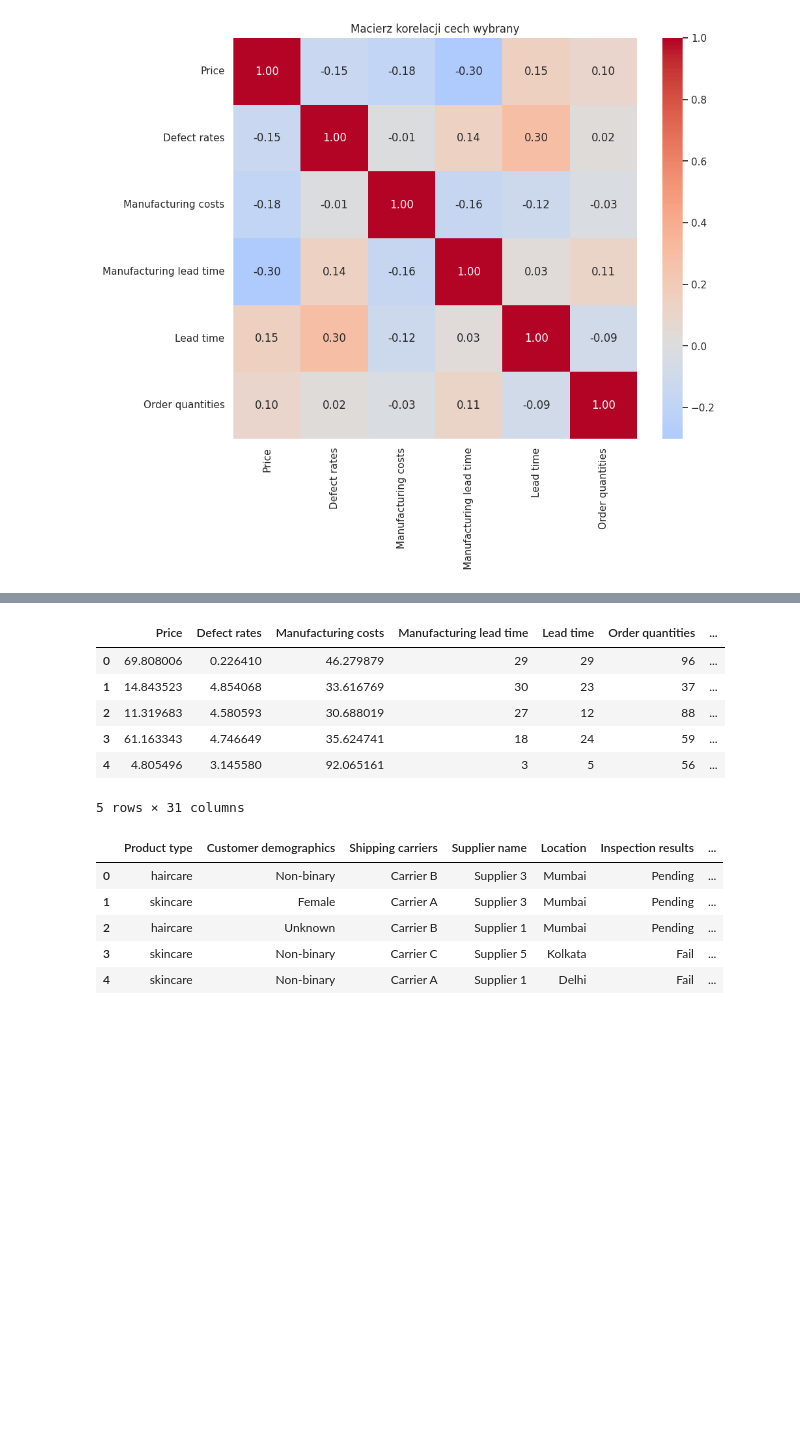
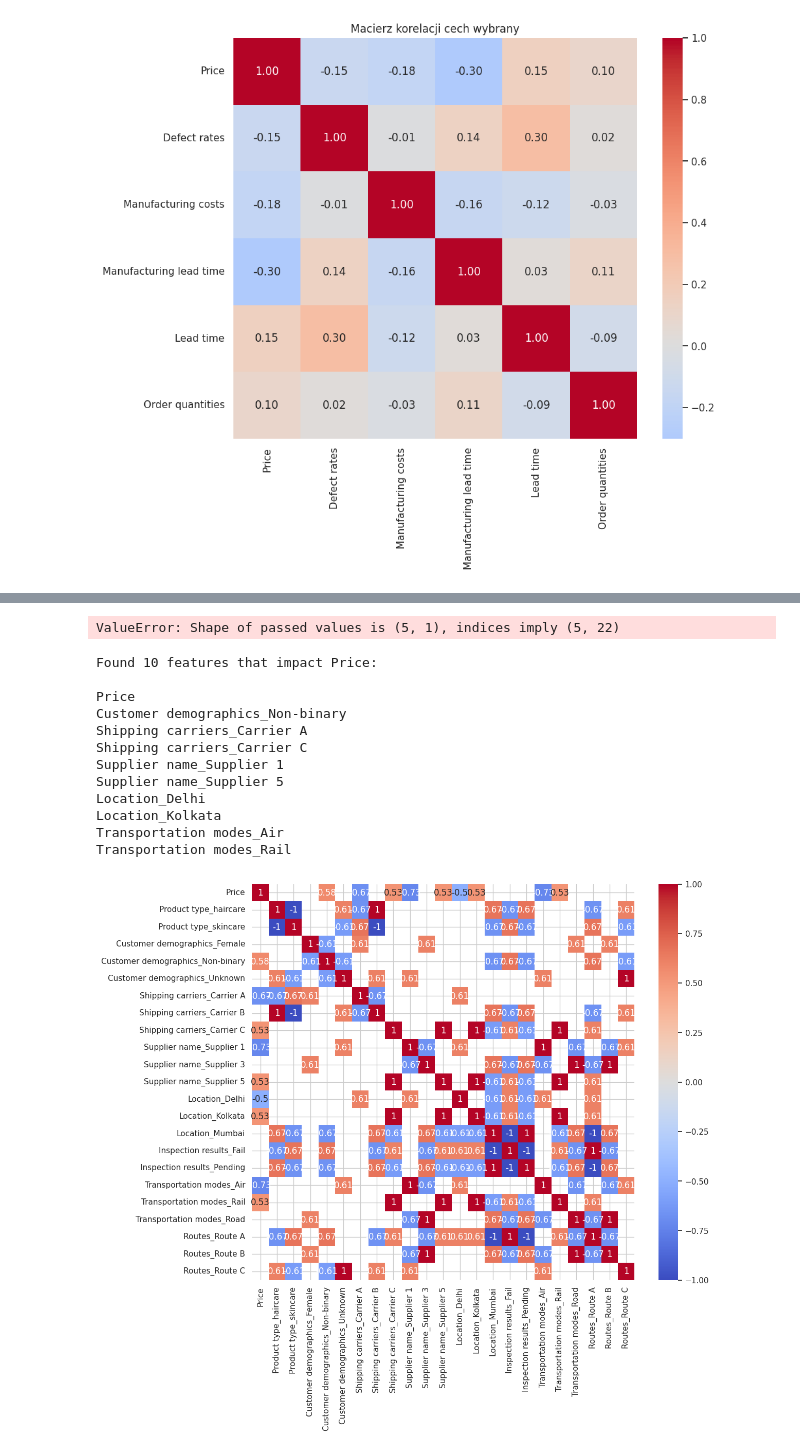
Before and after one commit to Wikar235/knime_forecast, a Jupyter notebook: notebooks/analysis.ipynb, the cells around one changed output, grey strips where cells are left out. Cells and saved outputs as stored; diff of their text form; code cells hidden in the pictures; blank space fills up the shorter version.

Commit message:
creating modeling dataframe, model selection

```diff
--- a/notebooks/analysis.ipynb
+++ b/notebooks/analysis.ipynb
@@ -80,9 +80,9 @@ plt.show()
 # %% [output]
 [figure]
 # %%
-df_test = df[['Price', 'Defect rates', 'Manufacturing costs', 'Manufacturing lead time', 'Lead time', 'Order quantities']]
+df_price_feature = df[['Price', 'Defect rates', 'Manufacturing costs', 'Manufacturing lead time', 'Lead time', 'Order quantities']]
 
-corr_matrix = df_test.corr(numeric_only=True)
+corr_matrix = df_price_feature.corr(numeric_only=True)
 
 plt.figure(figsize=(10, 8))
 sns.heatmap(corr_matrix, annot=True, fmt=".2f", cmap='coolwarm', center=0)
@@ -139,5 +113,0 @@ cat_column_names
-# %%
-x_encoded = x_encoded.toarray()
-
-one_hot_features = pd.DataFrame(x_encoded, columns=cat_column_names)
-one_hot_features.head()
@@ -152,22 +113,0 @@ one_hot_features.head()
-# %%
-# Uncomment to run after kernel restart <====================
-
-df_test = df_test.join(one_hot_features)
-df_test.head()
-# %% [output]
-|  | Price | Defect rates | Manufacturing costs | Manufacturing lead time | Lead time | Order quantities | ... |
-| 0 | 69.808006 | 0.226410 | 46.279879 | 29 | 29 | 96 | ... |
-| 1 | 14.843523 | 4.854068 | 33.616769 | 30 | 23 | 37 | ... |
-| 2 | 11.319683 | 4.580593 | 30.688019 | 27 | 12 | 88 | ... |
-| 3 | 61.163343 | 4.746649 | 35.624741 | 18 | 24 | 59 | ... |
-| 4 | 4.805496 | 3.145580 | 92.065161 | 3 | 5 | 56 | ... |
-5 rows × 31 columns
-# %%
-categorical_columns
-# %% [output]
-|  | Product type | Customer demographics | Shipping carriers | Supplier name | Location | Inspection results | ... |
-| 0 | haircare | Non-binary | Carrier B | Supplier 3 | Mumbai | Pending | ... |
-| 1 | skincare | Female | Carrier A | Supplier 3 | Mumbai | Pending | ... |
-| 2 | haircare | Unknown | Carrier B | Supplier 1 | Mumbai | Pending | ... |
-| 3 | skincare | Non-binary | Carrier C | Supplier 5 | Kolkata | Fail | ... |
-| 4 | skincare | Non-binary | Carrier A | Supplier 1 | Delhi | Fail | ... |
@@ -180,0 +114,47 @@ X_encoded
+# %%
+one_hot_features = pd.DataFrame(x_encoded, columns=cat_column_names)
+print(one_hot_features.shape)
+print(one_hot_features)
+ohe_df = pd.concat([df_price_feature, one_hot_features], axis=1)
+ohe_df.head()
+# %% [output]
+ValueError: Shape of passed values is (5, 1), indices imply (5, 22)
+# %%
+corr_matrix = ohe_df.corr(numeric_only=True)
+
+# Filter for correlations above 0.5 or below -0.5
+high_corr = corr_matrix[(corr_matrix > 0.5) | (corr_matrix < -0.5)]
+
+plt.figure(figsize=(12, 10))
+sns.heatmap(high_corr, annot=True, cmap='coolwarm')
+
+# 1. Get the correlation of everything relative to 'Price'
+price_correlations = ohe_df.corr(numeric_only=True)['Price']
+
+# 2. Filter for those above 0.5 or below -0.5
+# We use .abs() to catch both red (positive) and blue (negative) squares
+logic_mask = price_correlations.abs() > 0.5
+
+# 3. Create your variable with the column names
+correlated_features = price_correlations[logic_mask].index.tolist()
+
+# 4. (Optional) Create a new DataFrame with just these important columns
+df_filtered = ohe_df[correlated_features]
+
+print(f"Found {len(correlated_features)} features that impact Price:\n")
+for feature in correlated_features:
+    print(feature)
+# %% [output]
+Found 10 features that impact Price:
+
+Price
+Customer demographics_Non-binary
+Shipping carriers_Carrier A
+Shipping carriers_Carrier C
+Supplier name_Supplier 1
+Supplier name_Supplier 5
+Location_Delhi
+Location_Kolkata
+Transportation modes_Air
+Transportation modes_Rail
+[figure, added]
```
Also changed, not shown: parts of 6 cells of this notebook.
